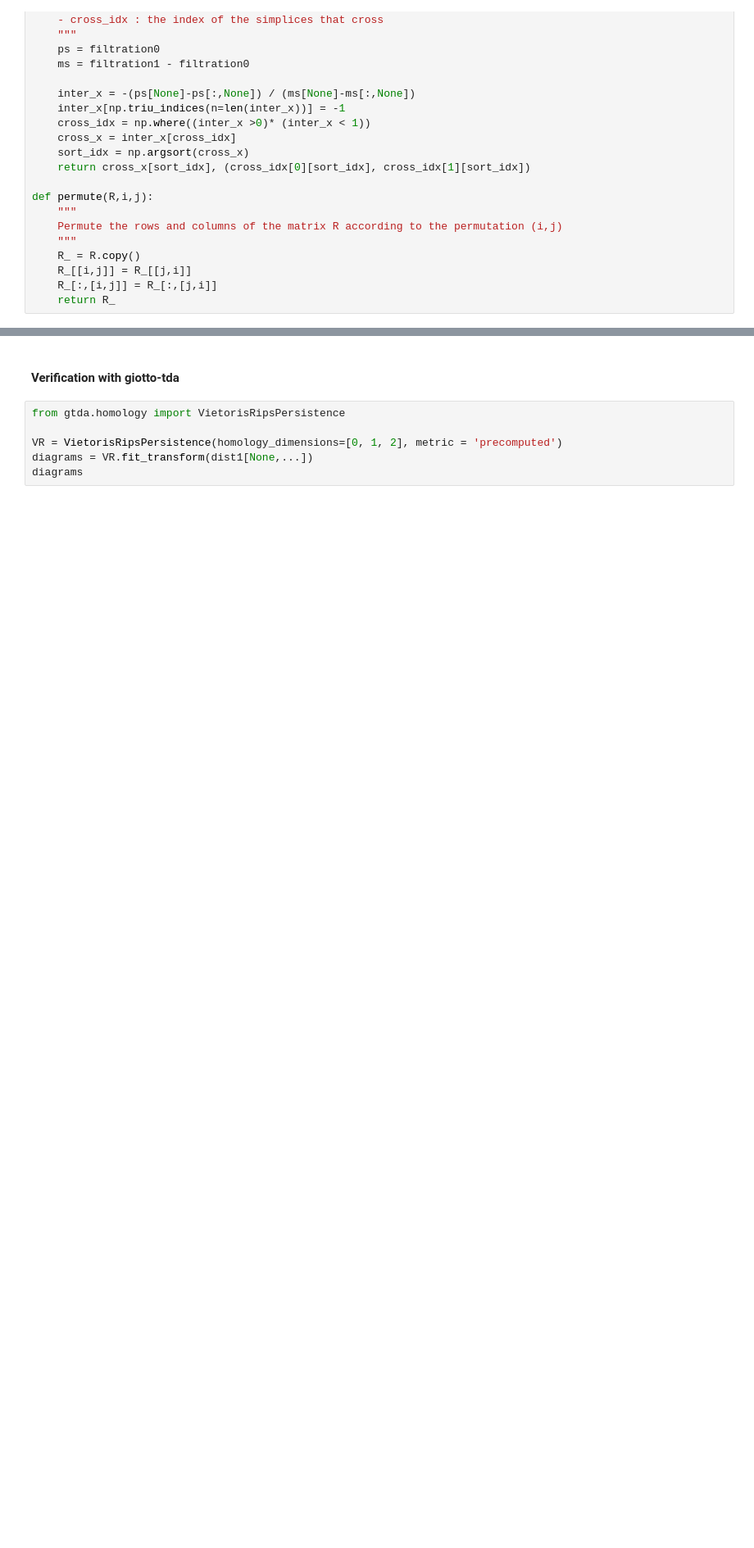
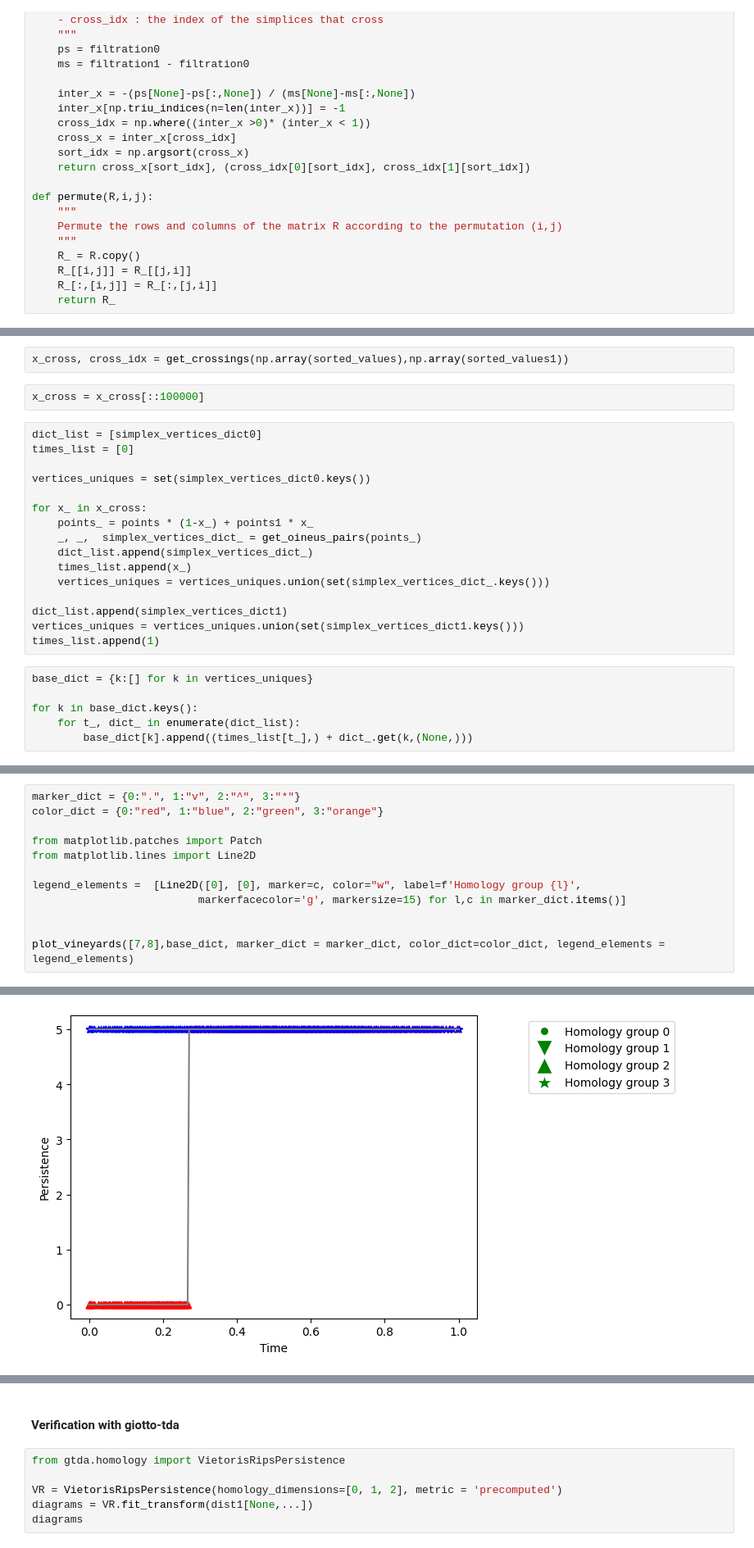
Before and after one commit to KrishnaswamyLab/PECAN, a Jupyter notebook: notebooks/1.0-edb-vineyards.ipynb, the cells around one changed output, grey strips where cells are left out. Shown at 82% size. Saved outputs shown, nothing was run; the diff lists cells and outputs as text; blank space fills up the shorter version.

Commit message:
vineyards with oineus

```diff
--- a/notebooks/1.0-edb-vineyards.ipynb
+++ b/notebooks/1.0-edb-vineyards.ipynb
@@ -261,0 +354,26 @@ def permute(R,i,j):
+# %%
+x_cross, cross_idx = get_crossings(np.array(sorted_values),np.array(sorted_values1))
+# %%
+x_cross = x_cross[::100000]
+# %%
+dict_list = [simplex_vertices_dict0]
+times_list = [0]
+
+vertices_uniques = set(simplex_vertices_dict0.keys())
+
+for x_ in x_cross:
+    points_ = points * (1-x_) + points1 * x_
+    _, _,  simplex_vertices_dict_ = get_oineus_pairs(points_)
+    dict_list.append(simplex_vertices_dict_)
+    times_list.append(x_)
+    vertices_uniques = vertices_uniques.union(set(simplex_vertices_dict_.keys()))
+
+dict_list.append(simplex_vertices_dict1)
+vertices_uniques = vertices_uniques.union(set(simplex_vertices_dict1.keys()))
+times_list.append(1)
+# %%
+base_dict = {k:[] for k in vertices_uniques}
+
+for k in base_dict.keys():
+    for t_, dict_ in enumerate(dict_list):
+        base_dict[k].append((times_list[t_],) + dict_.get(k,(None,)))
@@ -261,0 +418,13 @@ def permute(R,i,j):
+# %%
+marker_dict = {0:".", 1:"v", 2:"^", 3:"*"}
+color_dict = {0:"red", 1:"blue", 2:"green", 3:"orange"}
+
+from matplotlib.patches import Patch
+from matplotlib.lines import Line2D
+
+legend_elements =  [Line2D([0], [0], marker=c, color="w", label=f'Homology group {l}',
+                          markerfacecolor='g', markersize=15) for l,c in marker_dict.items()]
+
+
+plot_vineyards([7,8],base_dict, marker_dict = marker_dict, color_dict=color_dict, legend_elements = legend_elements)
+# %% [output]
@@ -261,0 +433 @@ def permute(R,i,j):
+[figure, added]
```
Also changed, not shown: parts of 19 cells of this notebook, 1 other file.
